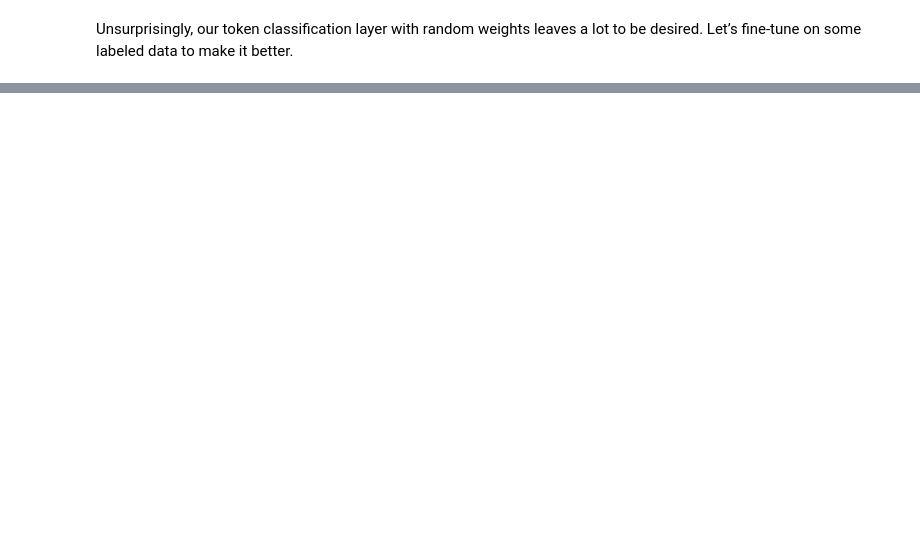
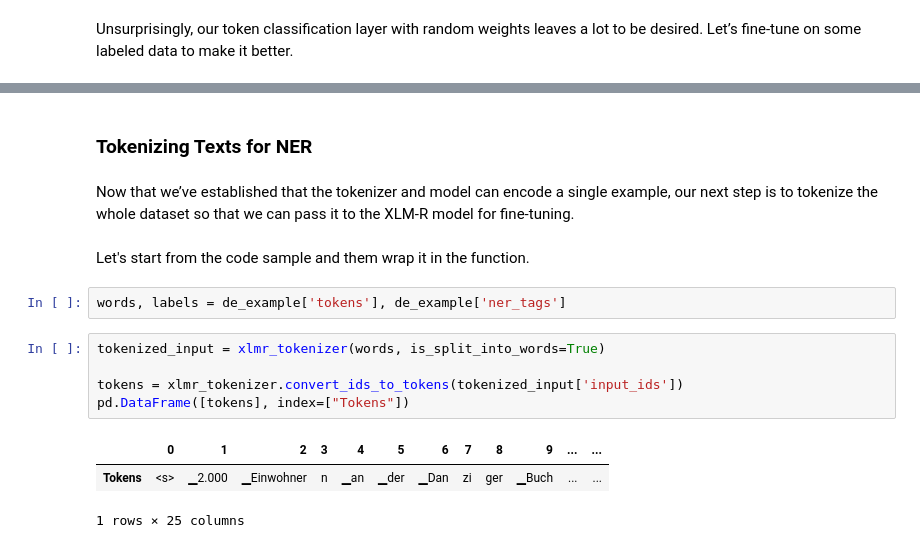
Before and after one commit to Gooogr/Book_nlp_with_transformers, a Jupyter notebook: ch4_multilingual_ner.ipynb, the cells around one changed output, grey strips where cells are left out. Cells and saved outputs as stored; diff of their text form; blank space fills up the shorter version.

```diff
--- a/ch4_multilingual_ner.ipynb
+++ b/ch4_multilingual_ner.ipynb
@@ -273,0 +305,19 @@ desired. Let’s fine-tune on some labeled data to make it better.
+# %% [markdown]
+### Tokenizing Texts for NER
+# %% [markdown]
+Now that we’ve established that the tokenizer and model can encode a single example,
+our next step is to tokenize the whole dataset so that we can pass it to the XLM-R
+model for fine-tuning.
+# %% [markdown]
+Let's start from the code sample and them wrap it in the function.
+# %%
+words, labels = de_example['tokens'], de_example['ner_tags']
+# %%
+tokenized_input = xlmr_tokenizer(words, is_split_into_words=True)
+
+tokens = xlmr_tokenizer.convert_ids_to_tokens(tokenized_input['input_ids'])
+pd.DataFrame([tokens], index=["Tokens"])
+# %% [output]
+|  | 0 | 1 | 2 | 3 | 4 | 5 | 6 | 7 | 8 | 9 | ... | ... |
+| Tokens | <s> | ▁2.000 | ▁Einwohner | n | ▁an | ▁der | ▁Dan | zi | ger | ▁Buch | ... | ... |
+1 rows × 25 columns
```
Also changed, not shown: parts of 34 cells of this notebook.
